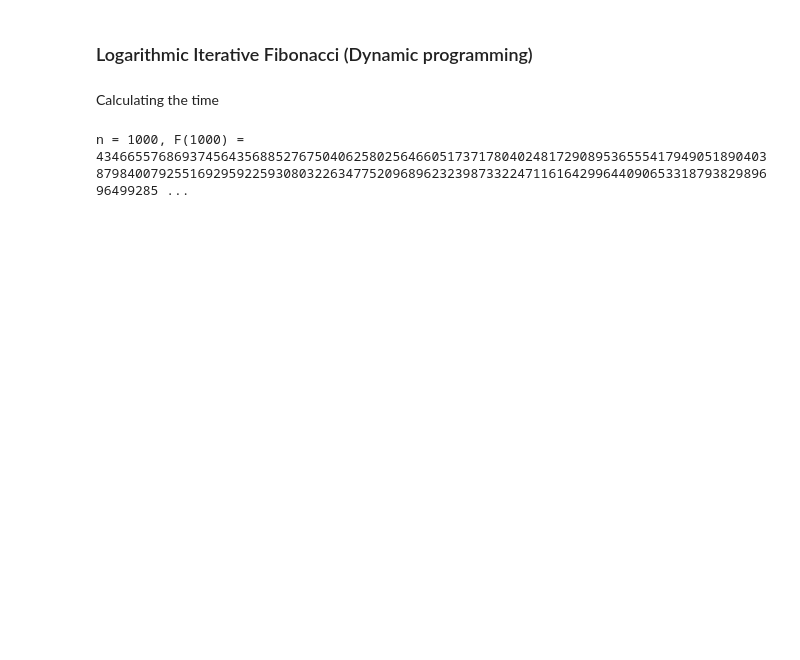
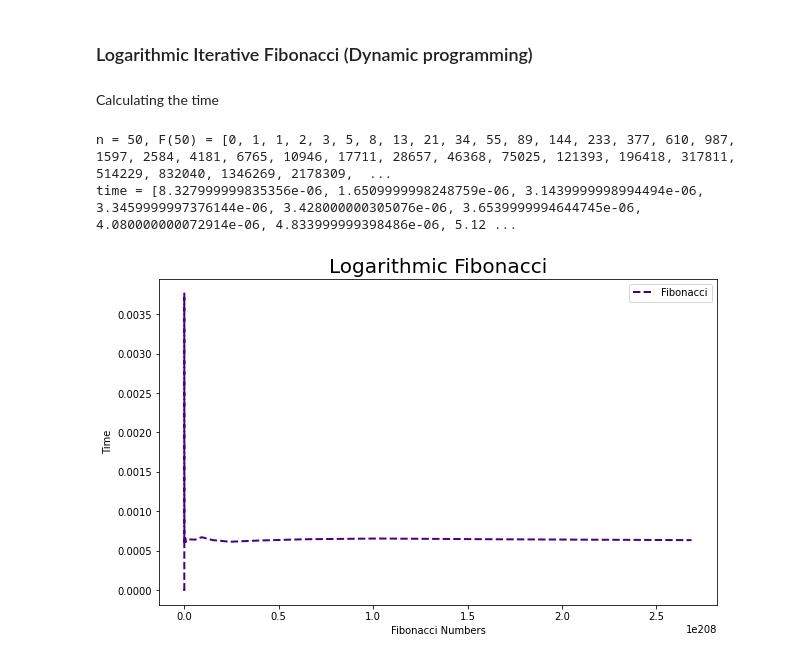
Before and after one commit to rcalvom/AlgorithmsUN2021I, a Jupyter notebook: Lab9/FibonacciTimesGroup2.ipynb, the cells around one changed output. Saved outputs shown, nothing was run; the diff lists cells and outputs as text; code cells hidden in the pictures; blank space fills up the shorter version.

```diff
--- a/Lab9/FibonacciTimesGroup2.ipynb
+++ b/Lab9/FibonacciTimesGroup2.ipynb
@@ -68,10 +88,27 @@ Calculating the time
 # %%
 from time import process_time
 
-n = 1000
-initial_time = process_time()
-Logarithmic_F = Logarithmic_Fibonacci(n)
-final_time = process_time()
-print("n = {0}, F({0}) = {1} time = {2} seconds".format(n, Logarithmic_F, final_time - initial_time))
+n1 = 1000
+Logarithmic_F = []
+t1 = []
+
+for i in range(0, n1):
+  initial_time = process_time()
+  Logarithmic_F.append(Logarithmic_Fibonacci(i))
+  final_time = process_time()
+  t1.append(final_time - initial_time)
+print("n = {0}, F({0}) = {1} \ntime = {2} seconds".format(n, Logarithmic_F, t1))
 # %% [output]
-n = 1000, F(1000) = 434665576869374564356885276750406258025646605173717804024817290895365554179490518904038798400792551692959225930803226347752096896232398733224711616429964409065331879382989696499285 ...
+n = 50, F(50) = [0, 1, 1, 2, 3, 5, 8, 13, 21, 34, 55, 89, 144, 233, 377, 610, 987, 1597, 2584, 4181, 6765, 10946, 17711, 28657, 46368, 75025, 121393, 196418, 317811, 514229, 832040, 1346269, 2178309,  ...
+time = [8.327999999835356e-06, 1.6509999998248759e-06, 3.1439999998994494e-06, 3.3459999997376144e-06, 3.428000000305076e-06, 3.6539999994644745e-06, 4.080000000072914e-06, 4.833999999398486e-06, 5.12 ...
+# %%
+plt.figure(figsize = (10,6))
+plt.title('Logarithmic Fibonacci', fontsize = 20)
+plt.plot(Logarithmic_F, t1, label= "Fibonacci", linewidth = 2, linestyle = "--", color = "indigo")
+plt.legend()
+#plt.xlim(0, n1)
+plt.xlabel("Fibonacci Numbers")
+plt.ylabel("Time")
+plt.show()
+# %% [output]
+[figure, added]
```
Also changed, not shown: parts of 5 cells of this notebook.
